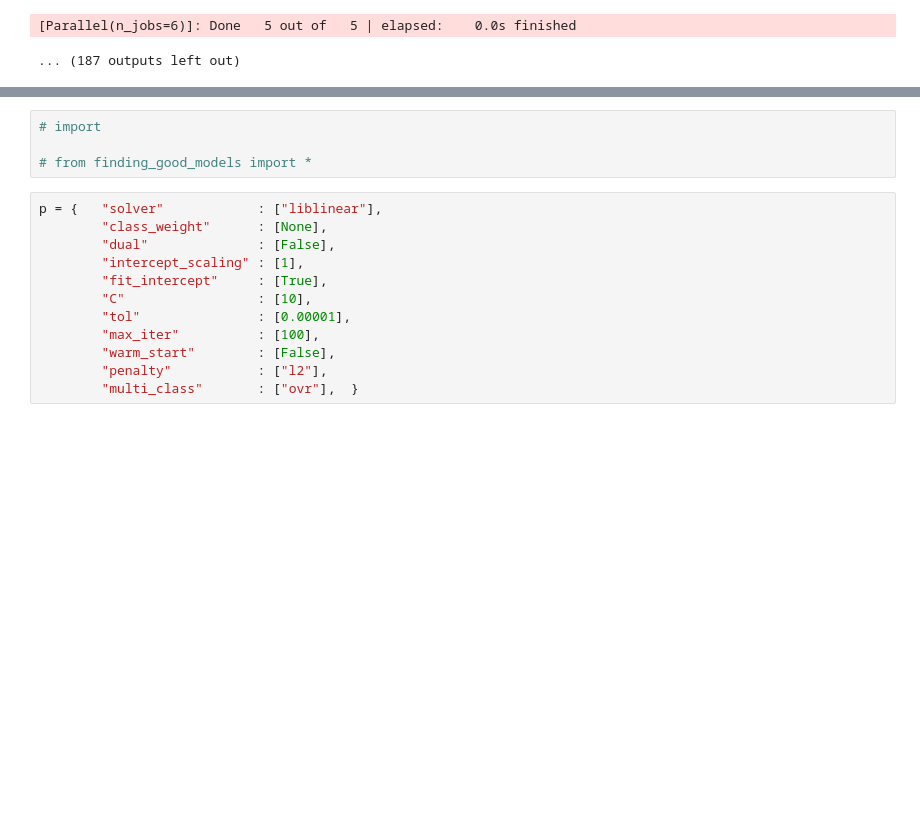
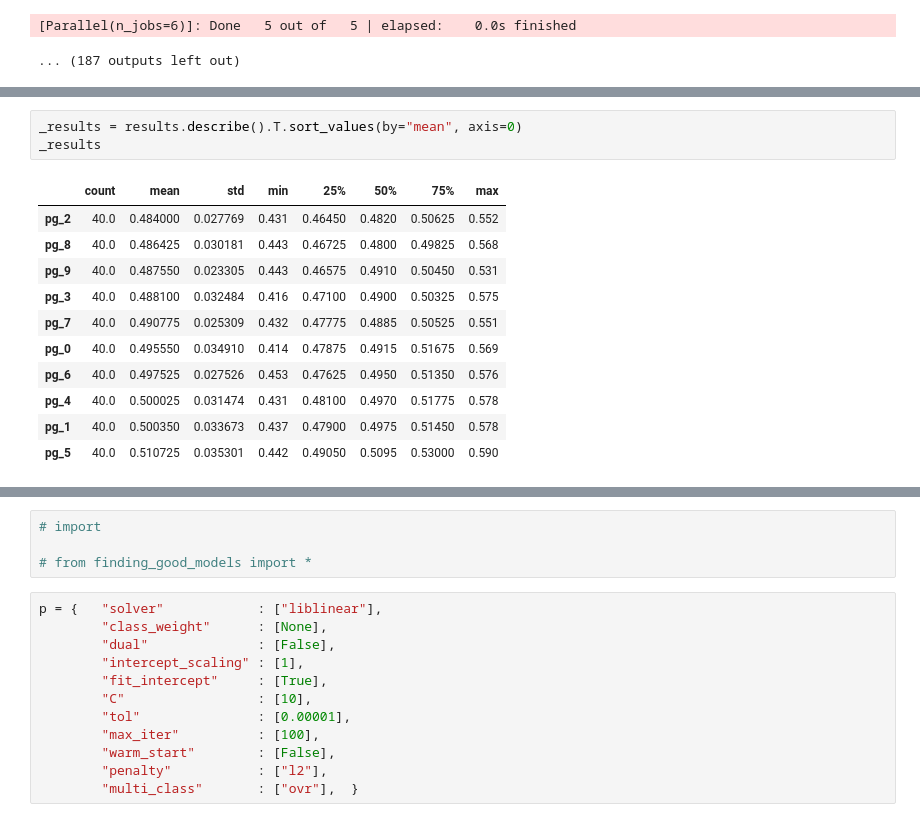
Before and after one commit to AlexandreGazagnes/Driven-Data-Blood-Donations, a Jupyter notebook: kernels/final_notebook.ipynb, the cells around one changed output, grey strips where cells are left out. Drawn from its saved outputs; the diff is of its cells as text; blank space fills up the shorter version.

```diff
--- a/kernels/final_notebook.ipynb
+++ b/kernels/final_notebook.ipynb
@@ -2044,0 +2238,15 @@ results = pd.DataFrame(results, columns = [str("pg_"+str(i)) for i,j in enumerat
+# %%
+_results = results.describe().T.sort_values(by="mean", axis=0)
+_results
+# %% [output]
+|  | count | mean | std | min | 25% | 50% | 75% | max |
+| pg_2 | 40.0 | 0.484000 | 0.027769 | 0.431 | 0.46450 | 0.4820 | 0.50625 | 0.552 |
+| pg_8 | 40.0 | 0.486425 | 0.030181 | 0.443 | 0.46725 | 0.4800 | 0.49825 | 0.568 |
+| pg_9 | 40.0 | 0.487550 | 0.023305 | 0.443 | 0.46575 | 0.4910 | 0.50450 | 0.531 |
+| pg_3 | 40.0 | 0.488100 | 0.032484 | 0.416 | 0.47100 | 0.4900 | 0.50325 | 0.575 |
+| pg_7 | 40.0 | 0.490775 | 0.025309 | 0.432 | 0.47775 | 0.4885 | 0.50525 | 0.551 |
+| pg_0 | 40.0 | 0.495550 | 0.034910 | 0.414 | 0.47875 | 0.4915 | 0.51675 | 0.569 |
+| pg_6 | 40.0 | 0.497525 | 0.027526 | 0.453 | 0.47625 | 0.4950 | 0.51350 | 0.576 |
+| pg_4 | 40.0 | 0.500025 | 0.031474 | 0.431 | 0.48100 | 0.4970 | 0.51775 | 0.578 |
+| pg_1 | 40.0 | 0.500350 | 0.033673 | 0.437 | 0.47900 | 0.4975 | 0.51450 | 0.578 |
+| pg_5 | 40.0 | 0.510725 | 0.035301 | 0.442 | 0.49050 | 0.5095 | 0.53000 | 0.590 |
```
Also changed, not shown: parts of 23 cells of this notebook, 23 other files.
